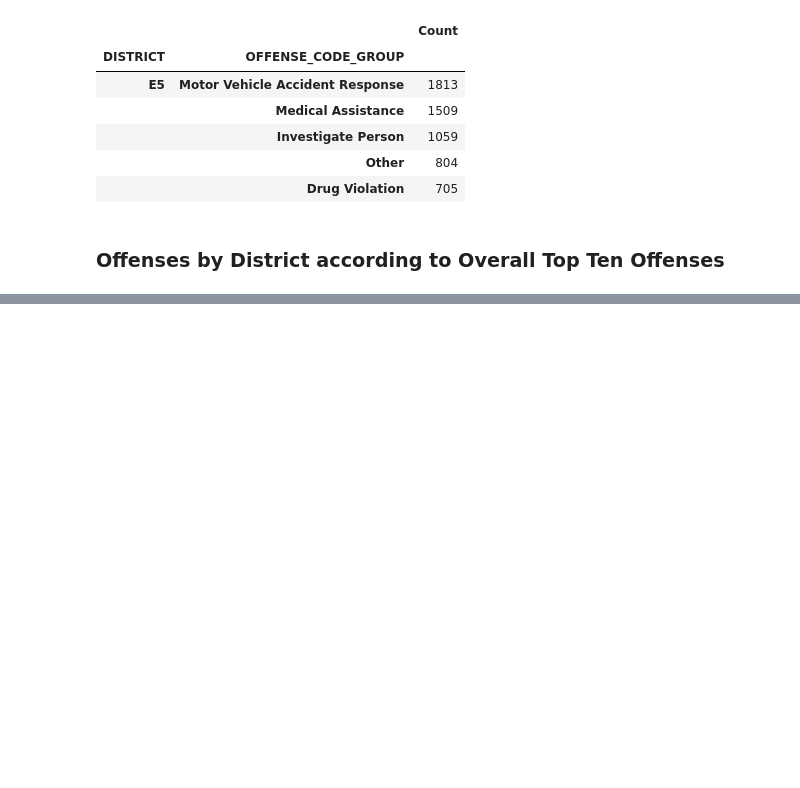
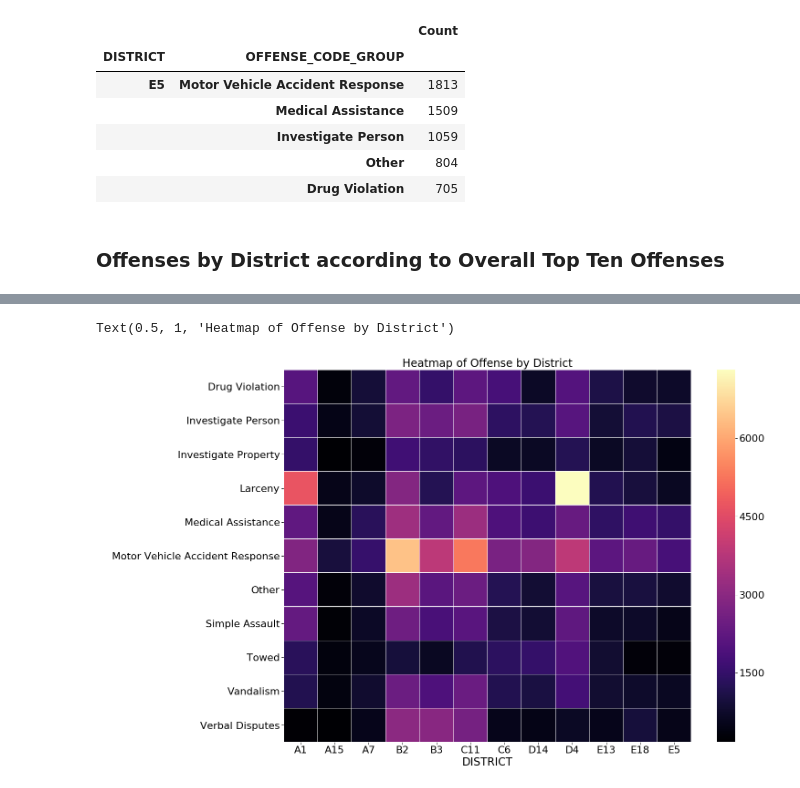
Before and after one commit to SpacePatroller/Boston_Crime_Data, a Jupyter notebook: Crime Data EDA.ipynb, the cells around one changed output, grey strips where cells are left out. Saved outputs shown, nothing was run; the diff lists cells and outputs as text; code cells hidden in the pictures; blank space fills up the shorter version.

```diff
--- a/Crime Data EDA.ipynb
+++ b/Crime Data EDA.ipynb
@@ -255,0 +210,3 @@ test
+# %%
+offenseHeatDf = offenseByDistrictPlot.pivot(index='OFFENSE_CODE_GROUP',columns='DISTRICT',values='Count')
+offenseHeatDf
@@ -255,0 +227,11 @@ test
+# %%
+figure = plt.figure(figsize=(20,15))
+
+sns.heatmap(offenseHeatDf,linecolor='white',linewidth=.1,cmap='magma')
+plt.ylabel(' ')
+plt.ylabel(' ')
+plt.title('Heatmap of Offenses Commited by District')
+plt.savefig('images/districtsOf')
+# %% [output]
+Text(0.5, 1, 'Heatmap of Offense by District')
+[figure, added]
```
Also changed, not shown: parts of 7 cells of this notebook, 2 other files.
